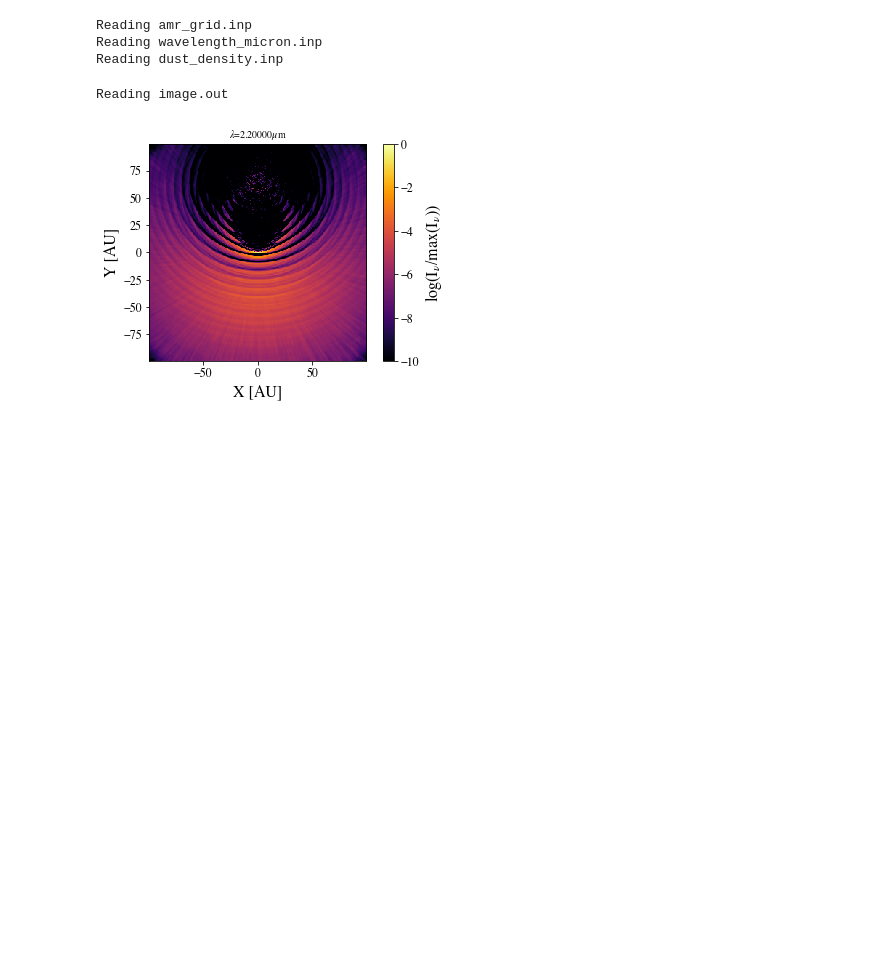
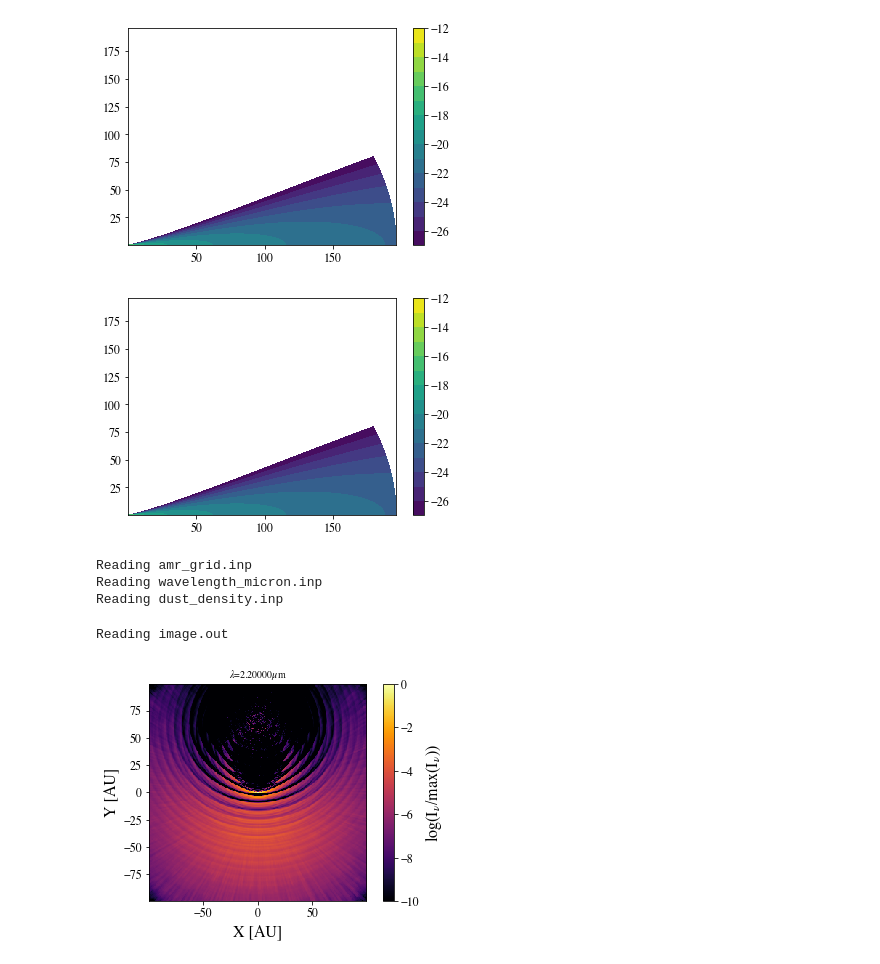
Before and after one commit to uconn-origins/wedgeford, a Jupyter notebook: models/make_model.ipynb, the cells around one changed output. Drawn from its saved outputs; the diff is of its cells as text; code cells hidden in the pictures; blank space fills up the shorter version.

Commit message:
updated files
make_model.py + constants.py

```diff
--- a/models/make_model.ipynb
+++ b/models/make_model.ipynb
@@ -44,4 +10,4 @@ plsty = {'base':plkw,'ann':plkw2,'line':plkw3}
 stellar_params = {'Ms': 1, 'Rs': 1, 'Ts': 5000}
 disk_params = {'Mdisk': 0.03, 'Mfrac': [0.01,0.01],'R0':[1,1], 'Rout':[200,200], 'H0':[0.05,0.025], 'p':[-1,-1], 'fi':[0.25,0.25], 'Rdisk':[60,60]}
 envelope_params = {'Min': 1.0e-7, 'Rc':100, 'rho_amb':1e-30, 'rho_0': 1e-20,'theta_min': 10,'exf':0.25,'Rmax':5e5, 'd2g': 0.01 }
-grid_params = {'N':[400,360,360], 'min':[0.1,1e-2,0], 'max':[200,pi/2.,2*pi]}
+grid_params = {'N':[200,180,180], 'min':[0.1,1e-2,0], 'max':[200,pi/2.,2*pi], 'spacing':['log','lin','lin']}
@@ -271,3 +14,12 @@ with open('radmc3d.inp','w+') as f:
+# %%
+d1 = model(stellar_params, disk_params, envelope_params,grid_params)
+d1.plot_slice(d1.rho_disk(fluid=2))
+show()
+d1.plot_slice(d1.rho_embedded(fluid=2))
+show()
+# %% [output]
+[figure, added]
+[figure, added]
 # %%
 d = rpy.analyze.readData(ddens=True)
 # %% [output]
```
Also changed, not shown: parts of 6 cells of this notebook, 3 other files.
